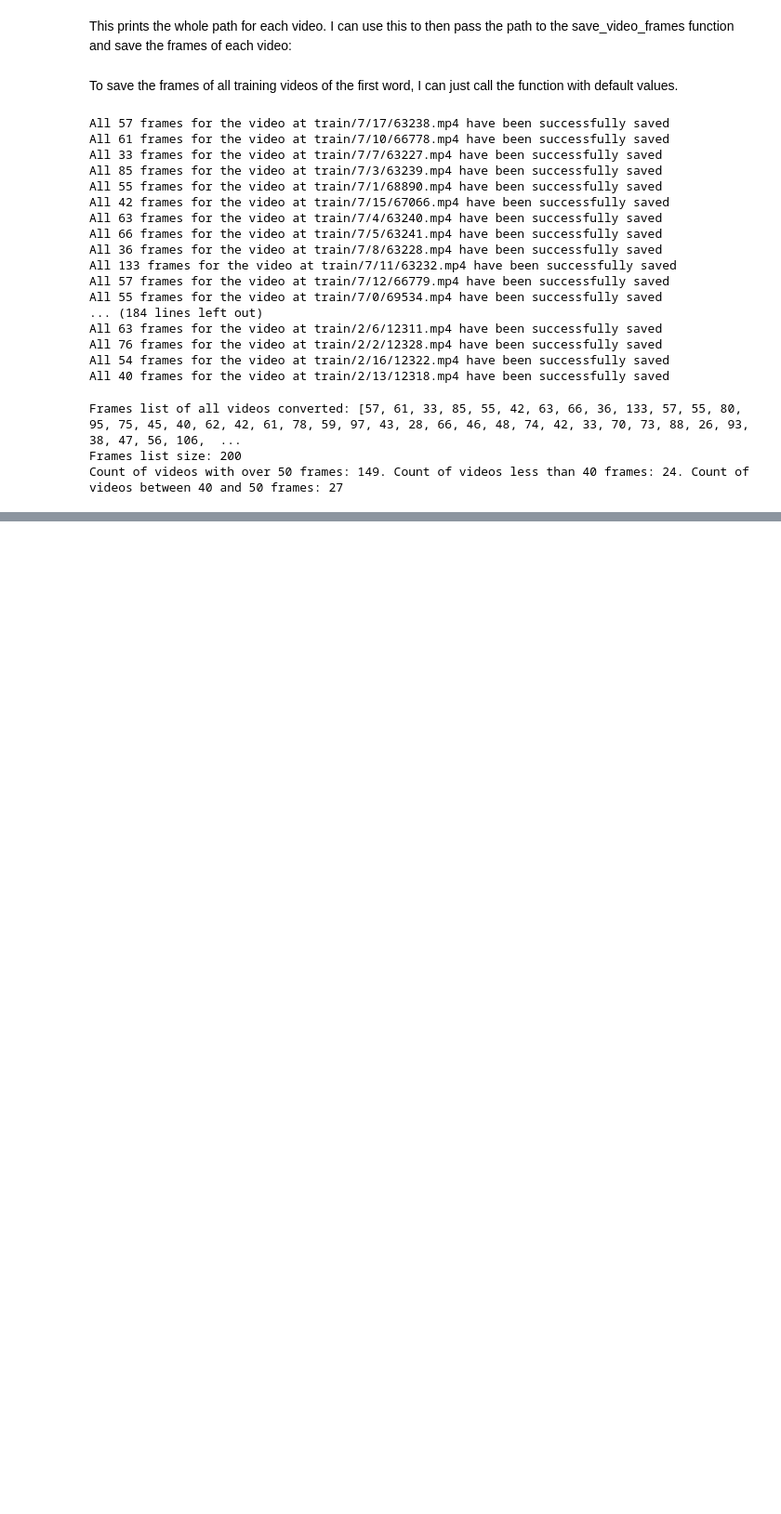
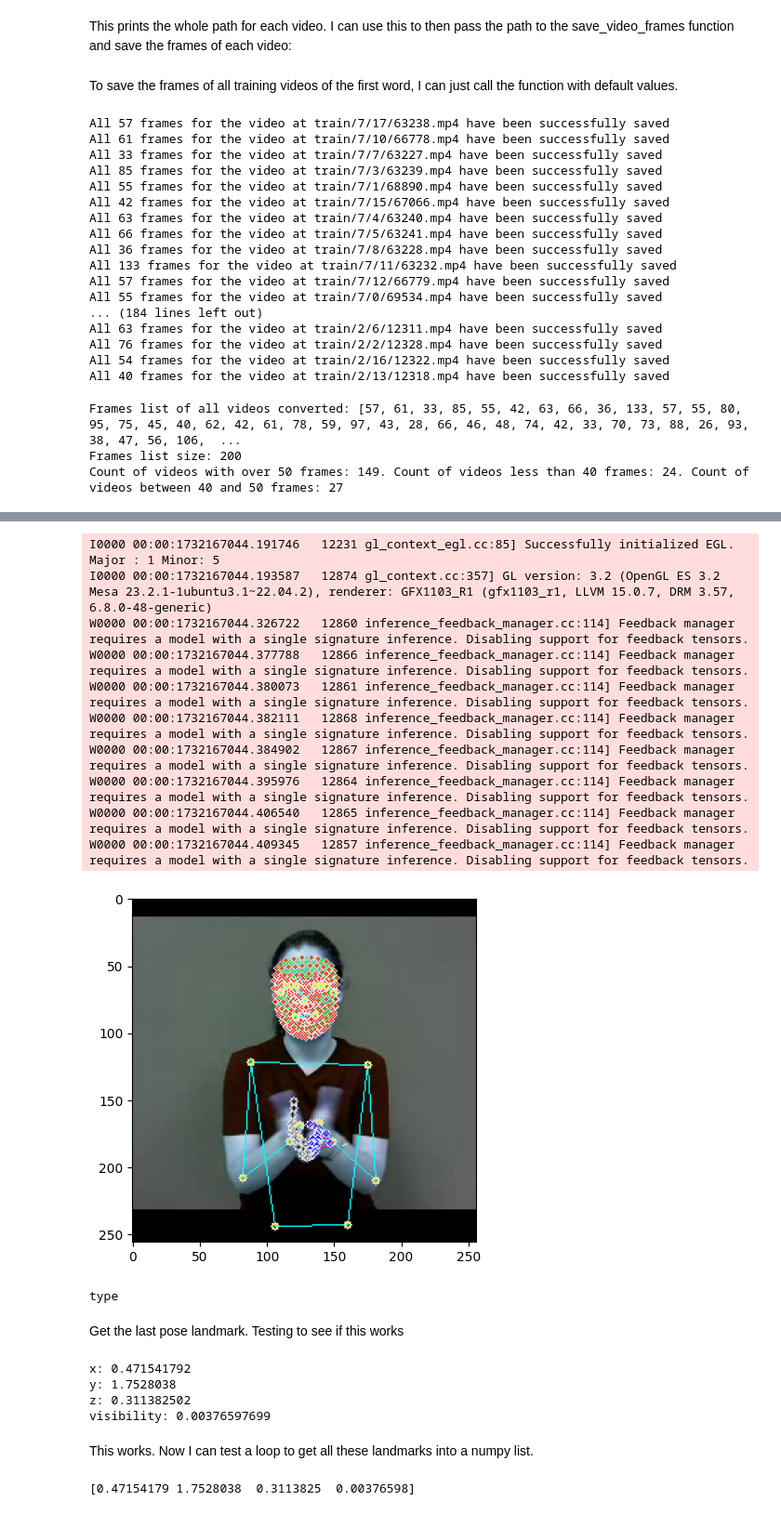
Before and after one commit to hosman-1/ece5831-project-failed, a Jupyter notebook: parsing_processing_training.ipynb, the cells around one changed output, grey strips where cells are left out. Shown at 93% size. Cells and saved outputs as stored; diff of their text form; code cells hidden in the pictures; blank space fills up the shorter version.

Commit message:
Processing with mediapipe holistic model

```diff
--- a/parsing_processing_training.ipynb
+++ b/parsing_processing_training.ipynb
@@ -444,0 +494,54 @@ Next, I will need to pass these frames to mediapipe and generate the landmark po
+# %%
+def draw_over_image(image, landmarks):
+    mp_holistic = mp.solutions.holistic #Used to get the Holistic class inside
+    mp_draw = mp.solutions.drawing_utils #For drawing the results to verify the model is working
+    #Draw Face
+    mp_draw.draw_landmarks(image, landmarks.face_landmarks, mp_holistic.FACEMESH_TESSELATION,
+                           mp_draw.DrawingSpec(color=(255,0,0), thickness=1, circle_radius=1),
+                           mp_draw.DrawingSpec(color=(0,255,0), thickness=1, circle_radius=1))
+
+    #Draw pose
+    mp_draw.draw_landmarks(image, landmarks.pose_landmarks, mp_holistic.POSE_CONNECTIONS,
+                           mp_draw.DrawingSpec(color=(255,255,0), thickness=1, circle_radius=2),
+                           mp_draw.DrawingSpec(color=(0,255,255), thickness=1, circle_radius=2))
+
+    #Draw left hand
+    mp_draw.draw_landmarks(image, landmarks.left_hand_landmarks, mp_holistic.HAND_CONNECTIONS,
+                           mp_draw.DrawingSpec(color=(0,0,255), thickness=1, circle_radius=2),
+                           mp_draw.DrawingSpec(color=(255,0,255), thickness=1, circle_radius=2))
+
+    #Draw right hand
+    mp_draw.draw_landmarks(image, landmarks.right_hand_landmarks, mp_holistic.HAND_CONNECTIONS,
+                           mp_draw.DrawingSpec(color=(127,127,127), thickness=1, circle_radius=2),
+                           mp_draw.DrawingSpec(color=(0,0,0), thickness=1, circle_radius=2))
+
+    plt.imshow(image)
+    plt.show()
+# %%
+img, landmarks = open_image_detect_holistic('train/0/0/frames/0_25.png')
+draw_over_image(img, landmarks)
+type(landmarks)
+# %% [output]
+I0000 00:00:1732167044.191746   12231 gl_context_egl.cc:85] Successfully initialized EGL. Major : 1 Minor: 5
+I0000 00:00:1732167044.193587   12874 gl_context.cc:357] GL version: 3.2 (OpenGL ES 3.2 Mesa 23.2.1-1ubuntu3.1~22.04.2), renderer: GFX1103_R1 (gfx1103_r1, LLVM 15.0.7, DRM 3.57, 6.8.0-48-generic)
+W0000 00:00:1732167044.326722   12860 inference_feedback_manager.cc:114] Feedback manager requires a model with a single signature inference. Disabling support for feedback tensors.
+W0000 00:00:1732167044.377788   12866 inference_feedback_manager.cc:114] Feedback manager requires a model with a single signature inference. Disabling support for feedback tensors.
+W0000 00:00:1732167044.380073   12861 inference_feedback_manager.cc:114] Feedback manager requires a model with a single signature inference. Disabling support for feedback tensors.
+W0000 00:00:1732167044.382111   12868 inference_feedback_manager.cc:114] Feedback manager requires a model with a single signature inference. Disabling support for feedback tensors.
+W0000 00:00:1732167044.384902   12867 inference_feedback_manager.cc:114] Feedback manager requires a model with a single signature inference. Disabling support for feedback tensors.
+W0000 00:00:1732167044.395976   12864 inference_feedback_manager.cc:114] Feedback manager requires a model with a single signature inference. Disabling support for feedback tensors.
+W0000 00:00:1732167044.406540   12865 inference_feedback_manager.cc:114] Feedback manager requires a model with a single signature inference. Disabling support for feedback tensors.
+W0000 00:00:1732167044.409345   12857 inference_feedback_manager.cc:114] Feedback manager requires a model with a single signature inference. Disabling support for feedback tensors.
+[figure, added]
+type
+# %% [markdown]
+Get the last pose landmark. Testing to see if this works
+# %%
+print(landmarks.pose_landmarks.landmark[len(landmarks.pose_landmarks.landmark)-1])
+# %% [output]
+x: 0.471541792
+y: 1.7528038
+z: 0.311382502
+visibility: 0.00376597699
+# %% [markdown]
+This works. Now I can test a loop to get all these landmarks into a numpy list.
@@ -444,0 +552,4 @@ Next, I will need to pass these frames to mediapipe and generate the landmark po
+# %%
+print(test_array)
+# %% [output]
+[0.47154179 1.7528038  0.3113825  0.00376598]
```
Also changed, not shown: parts of 12 cells of this notebook.
